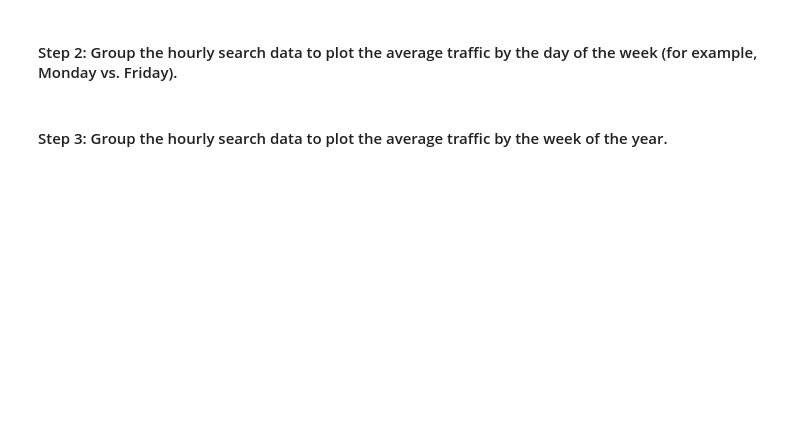
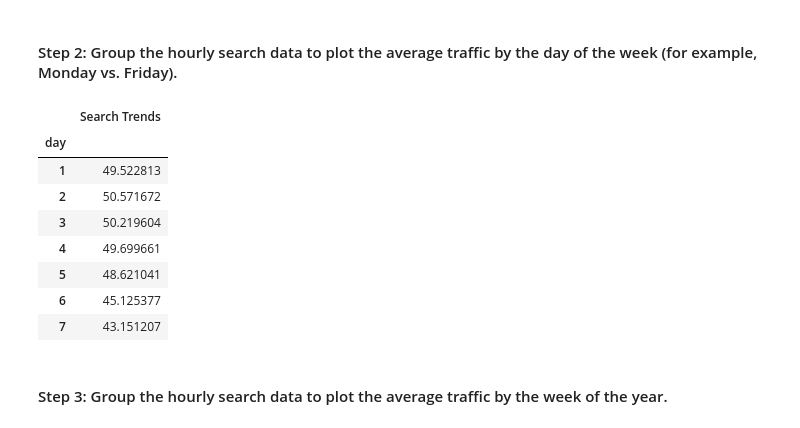
Before and after one commit to edoucet-AI/phophet-challenge, a Jupyter notebook: forecasting_net_prophet.ipynb, the cells around one changed output. Cells and saved outputs as stored; diff of their text form; code cells hidden in the pictures; blank space fills up the shorter version.

```diff
--- a/forecasting_net_prophet.ipynb
+++ b/forecasting_net_prophet.ipynb
@@ -182,6 +205,20 @@ To that end, you want to mine the search traffic data for predictable seasonal p
 #### Step 2: Group the hourly search data to plot the average traffic by the day of the week (for example, Monday vs. Friday).
 # %%
 # Group the hourly search data to plot the average traffic by the day of week, using `df.index.isocalendar().day`.
+traffic_by_day = df_mercado_trends.groupby(by=df_mercado_trends.index.isocalendar().day).mean()
+
+# View the result
+traffic_by_day
+# %% [output]
+|  | Search Trends |
+| day |  |
+| 1 | 49.522813 |
+| 2 | 50.571672 |
+| 3 | 50.219604 |
+| 4 | 49.699661 |
+| 5 | 48.621041 |
+| 6 | 45.125377 |
+| 7 | 43.151207 |
 # %% [markdown]
 #### Step 3: Group the hourly search data to plot the average traffic by the week of the year.
 # %%
```
Also changed, not shown: parts of 4 cells of this notebook.
